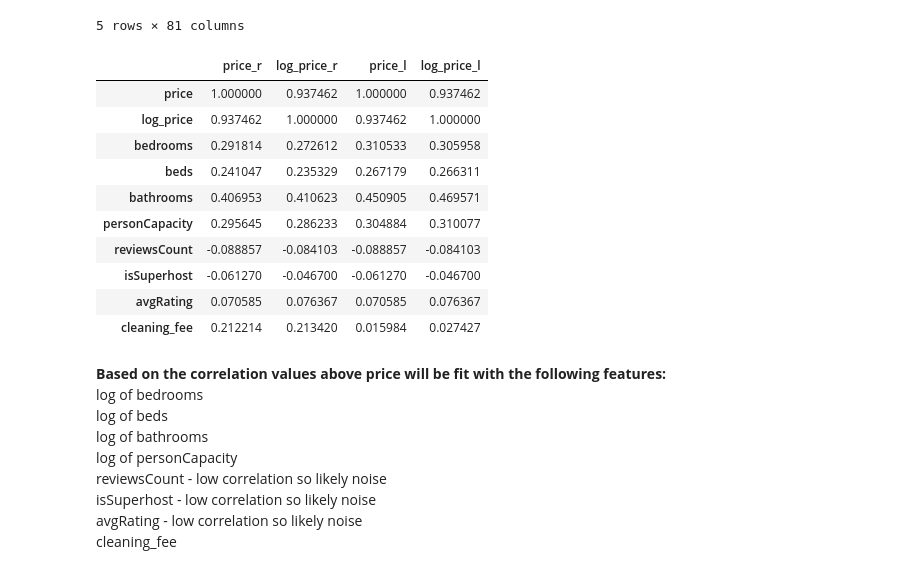
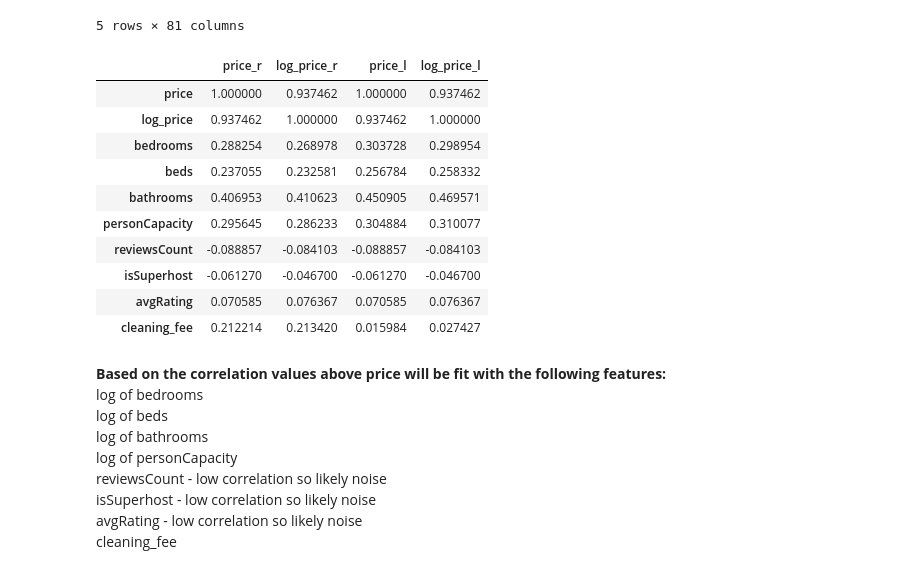
Before and after one commit to scottkds/airbnb_prices, a Jupyter notebook: models/Airbnb_regression.ipynb, the cells around one changed output. Cells and saved outputs as stored; diff of their text form; code cells hidden in the pictures.

```diff
--- a/models/Airbnb_regression.ipynb
+++ b/models/Airbnb_regression.ipynb
@@ -49,6 +49,10 @@ Data columns (total 11 columns):
  10  lng             2435 non-null   float64
 dtypes: float64(6), int64(5)
 memory usage: 228.3 KB
+# %%
+# Bedrooms and beds have some NaN values. Filling those with zero.
+rooms['bedrooms'] = rooms['bedrooms'].fillna(0)
+rooms['beds'] = rooms['beds'].fillna(0)
 # %%
 # Check our dataframe contents.
 rooms.head()
@@ -112,24 +120,25 @@ for key, val in amenities_dict.items():
 # %%
 # Compare correlation values for price and log of the price with the features before
 # and after taking the log of the feaures.
 # price_r and log_price_r os the correlation to normal features.
 # price_l and log_price_l is for the correlation with the log of the features.
+rooms['log_price'] = np.log(rooms['price'])
 fields_to_compare = ['price', 'log_price',  'bedrooms', 'beds', 'bathrooms','personCapacity',
                      'reviewsCount', 'isSuperhost', 'avgRating', 'cleaning_fee']
 log_rooms = rooms[fields_to_compare].copy()
 features_to_log = ['bedrooms', 'beds', 'bathrooms', 'personCapacity', 'cleaning_fee']
 for feature in features_to_log:
     log_rooms[feature] = np.log1p(log_rooms[feature])
 r = rooms[fields_to_compare].corr()
 l = log_rooms.corr()
 features = ['price', 'log_price']
 r[features].merge(l[features], left_index=True, right_index=True, suffixes=('_r', '_l'))
 # %% [output]
 |  | price_r | log_price_r | price_l | log_price_l |
 | price | 1.000000 | 0.937462 | 1.000000 | 0.937462 |
 | log_price | 0.937462 | 1.000000 | 0.937462 | 1.000000 |
-| bedrooms | 0.291814 | 0.272612 | 0.310533 | 0.305958 |
-| beds | 0.241047 | 0.235329 | 0.267179 | 0.266311 |
+| bedrooms | 0.288254 | 0.268978 | 0.303728 | 0.298954 |
+| beds | 0.237055 | 0.232581 | 0.256784 | 0.258332 |
 | bathrooms | 0.406953 | 0.410623 | 0.450905 | 0.469571 |
 | personCapacity | 0.295645 | 0.286233 | 0.304884 | 0.310077 |
 | reviewsCount | -0.088857 | -0.084103 | -0.088857 | -0.084103 |
```
Also changed, not shown: parts of 21 cells of this notebook, 1 other file.
